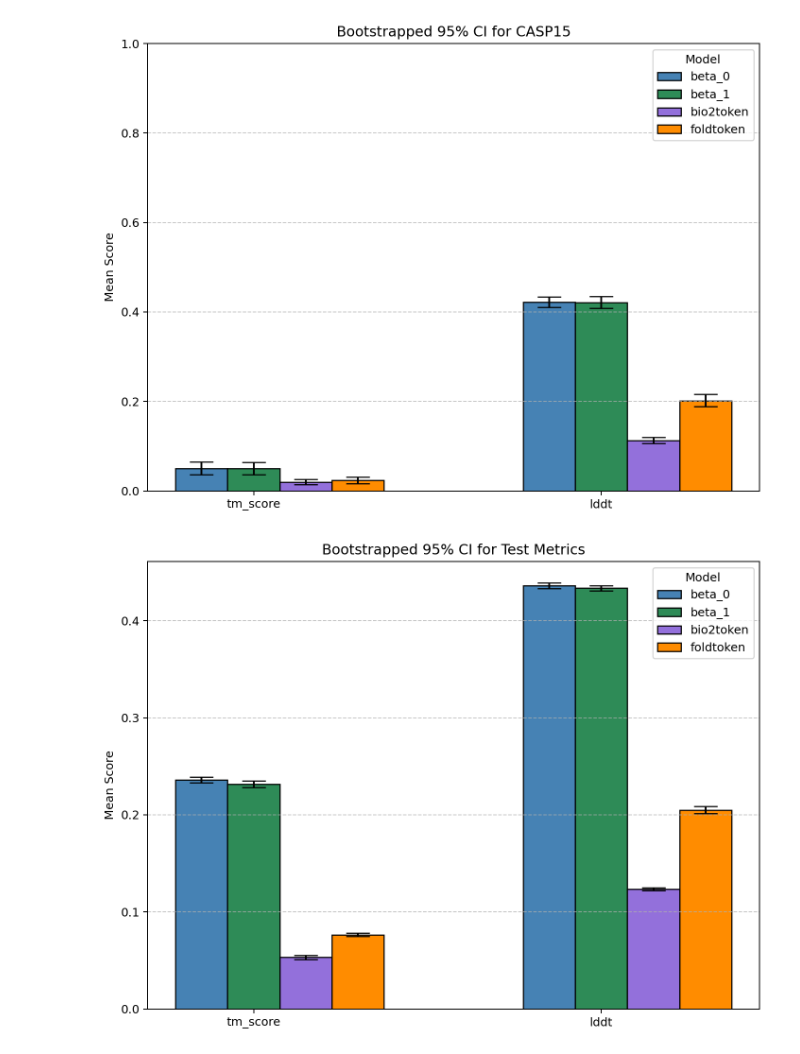
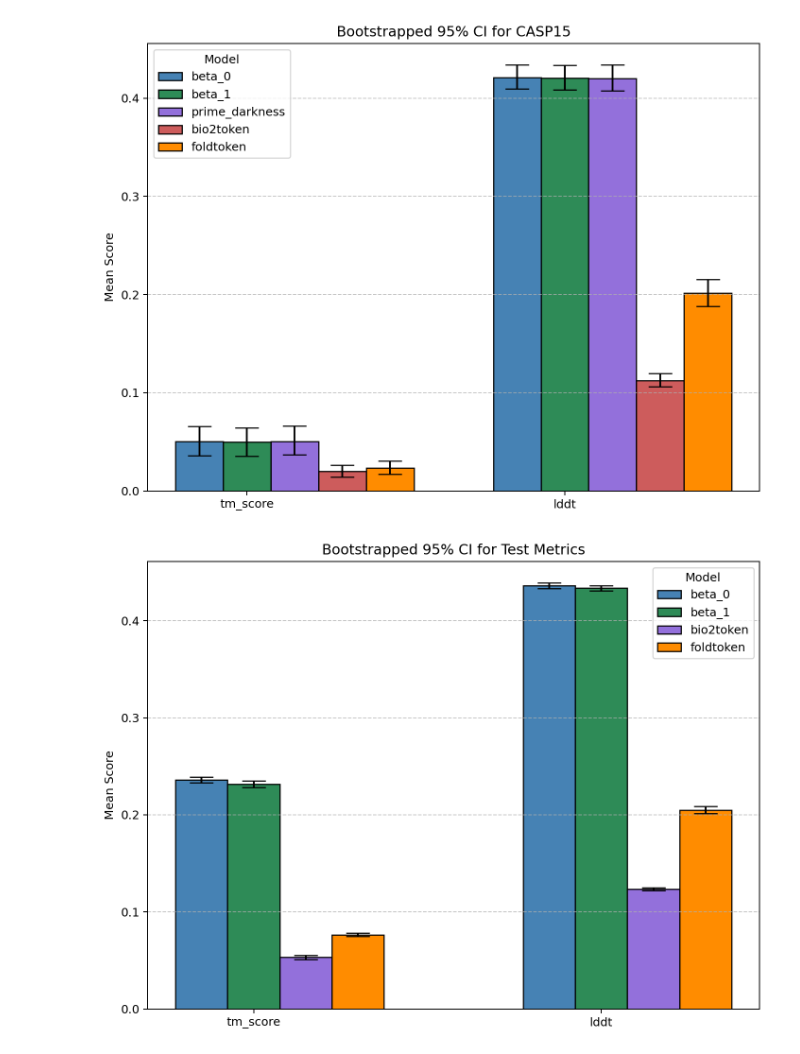
Before and after one commit to BetelgeuseBugFixer/MaPra2025, a Jupyter notebook: benchmark/benchmark.ipynb, the cells around one changed output. Drawn from its saved outputs; the diff is of its cells as text; code cells hidden in the pictures.

```diff
--- a/benchmark/benchmark.ipynb
+++ b/benchmark/benchmark.ipynb
@@ -7,6 +6,10 @@ from scipy.stats import sem
 # old decoder
 old_decoder_casp = pd.read_csv("benchmark_data/final_1_casp/final_1_casp_scores.csv")
 old_decoder_test = pd.read_csv("benchmark_data/final_1_test/final_1_test_scores.csv")
+
+# prime darkness
+prime_darkness_casp = pd.read_csv("benchmark_data/prime_darkness_1_casp/prime_darkness_1_casp_scores.csv")
+prime_darkness_test = pd.read_csv("benchmark_data/prime_darkness_1_test/prime_darkness_1_test_scores.csv")
 
 # beta = 0
 beta_0_casp = pd.read_csv("benchmark_data/final_final_1_casp/final_final_1_casp_scores.csv")
@@ -34,8 +37,8 @@ def bootstrap_ci(data, n_bootstrap=1000, ci=0.95):
     upper = np.percentile(means, (1 + ci) / 2 * 100)
     return np.mean(means), lower, upper
 # %%
-dfs = [beta_0_casp, beta_1_casp, bio2token_casp, foldtoken_casp]
-model_names = ["beta_0", "beta_1", "bio2token", "foldtoken"]
+dfs = [beta_0_casp, beta_1_casp, prime_darkness_casp, bio2token_casp, foldtoken_casp]
+model_names = ["beta_0", "beta_1", "prime_darkness", "bio2token", "foldtoken"]
 metrics = ['tm_score', 'lddt']
 
 all_results = {}
@@ -67,36 +70,36 @@ errors = np.array([
 # yerr muss in Form (2, model, metric) sein
 yerr = np.transpose(errors, (2, 0, 1))  # (low/high, model, metric)
 
 # Plot
 x = np.arange(len(metrics))
 width = 0.15
 
 plt.figure(figsize=(8, 6), dpi=180)
 
-colors = ['steelblue','seagreen', 'mediumpurple', 'darkorange'] # 'indianred',
+colors = ['steelblue','seagreen', 'mediumpurple', 'indianred', 'darkorange']
 for i, (model, color) in enumerate(zip(model_names, colors)):
     plt.bar(
         x + i * width,
         means[i],
         yerr=[yerr[0][i], yerr[1][i]],
         capsize=10,
         width=width,
         label=model,
         edgecolor='black',
         color=color
     )
 
 plt.xticks(x + width, metrics)
 plt.ylabel("Mean Score")
-plt.ylim(0, 1)
+#plt.ylim(0, 1)
 plt.title("Bootstrapped 95% CI for CASP15")
 plt.grid(axis='y', linestyle='--', alpha=0.7)
 plt.legend(title="Model")
 plt.tight_layout()
 plt.savefig("plots/bootstrap_ci_plot_casp.png")
 plt.show()
 # %% [output]
-[figure, old version]
+[figure, new version]
 # %%
 dfs = [beta_0_test, beta_1_test, bio2token_test, foldtoken_test]
 model_names = ["beta_0", "beta_1", "bio2token", "foldtoken"]
```
Also changed, not shown: parts of 1 cell of this notebook, 7 other files.
